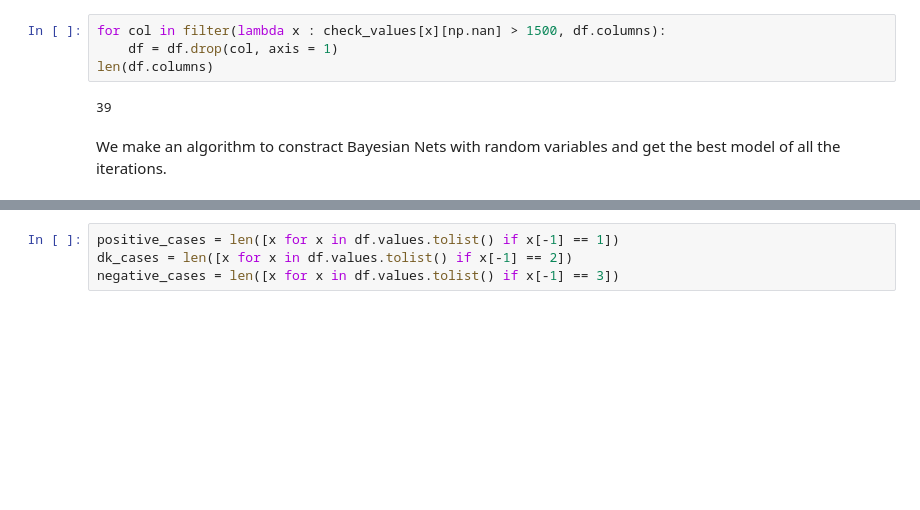
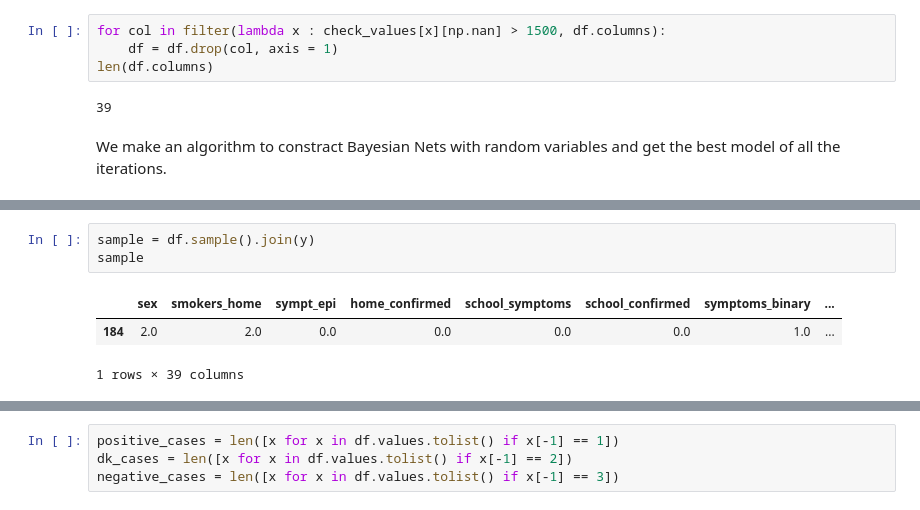
Before and after one commit to gfelis/BitsXLaMarato, a Jupyter notebook: main.ipynb, the cells around one changed output, grey strips where cells are left out. Cells and saved outputs as stored; diff of their text form; blank space fills up the shorter version.

```diff
--- a/main.ipynb
+++ b/main.ipynb
@@ -637,2 +649,9 @@ json
 # %% [output]
 '{\n    "class" : "BayesianNetwork",\n    "name" : "139819189142864",\n    "structure" : [\n        [\n            3,\n            6,\n            7\n        ],\n        [\n            5,\n            ...
+# %%
+sample = df.sample().join(y)
+sample
+# %% [output]
+|  | sex | smokers_home | sympt_epi | home_confirmed | school_symptoms | school_confirmed | symptoms_binary | ... |
+| 184 | 2.0 | 2.0 | 0.0 | 0.0 | 0.0 | 0.0 | 1.0 | ... |
+1 rows × 39 columns
```
Also changed, not shown: parts of 11 cells of this notebook.
